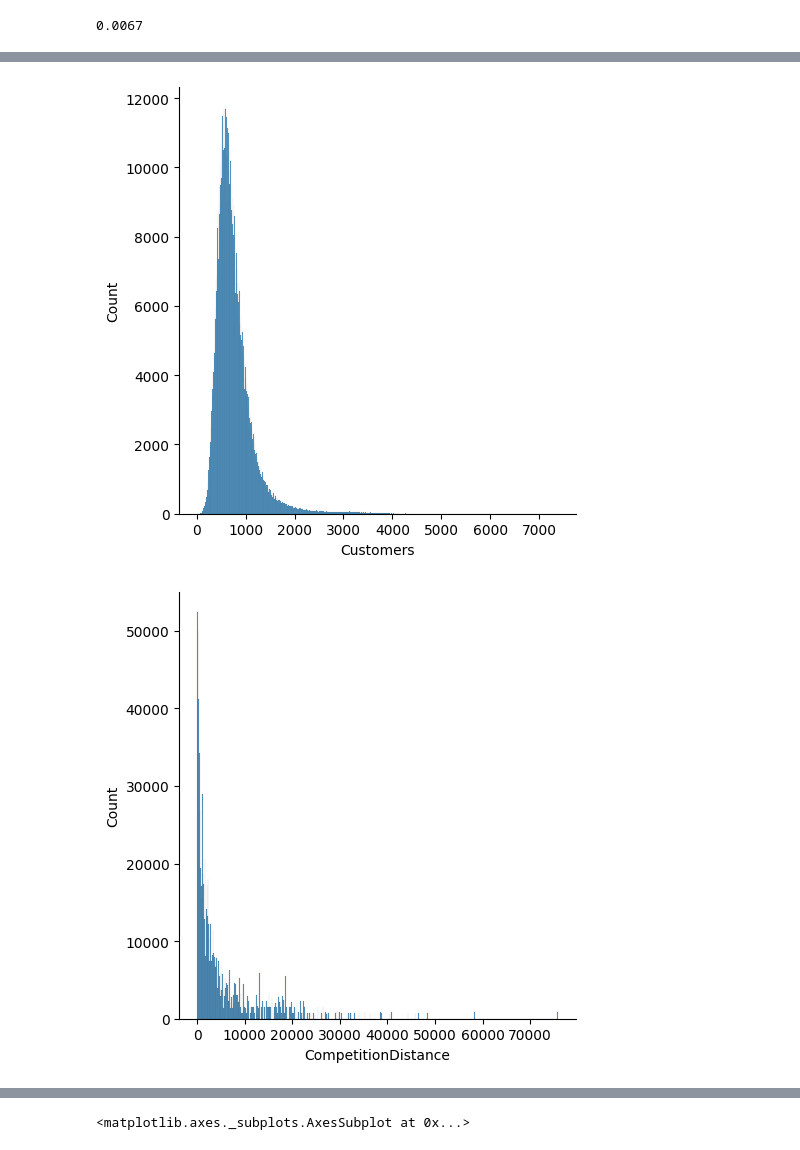
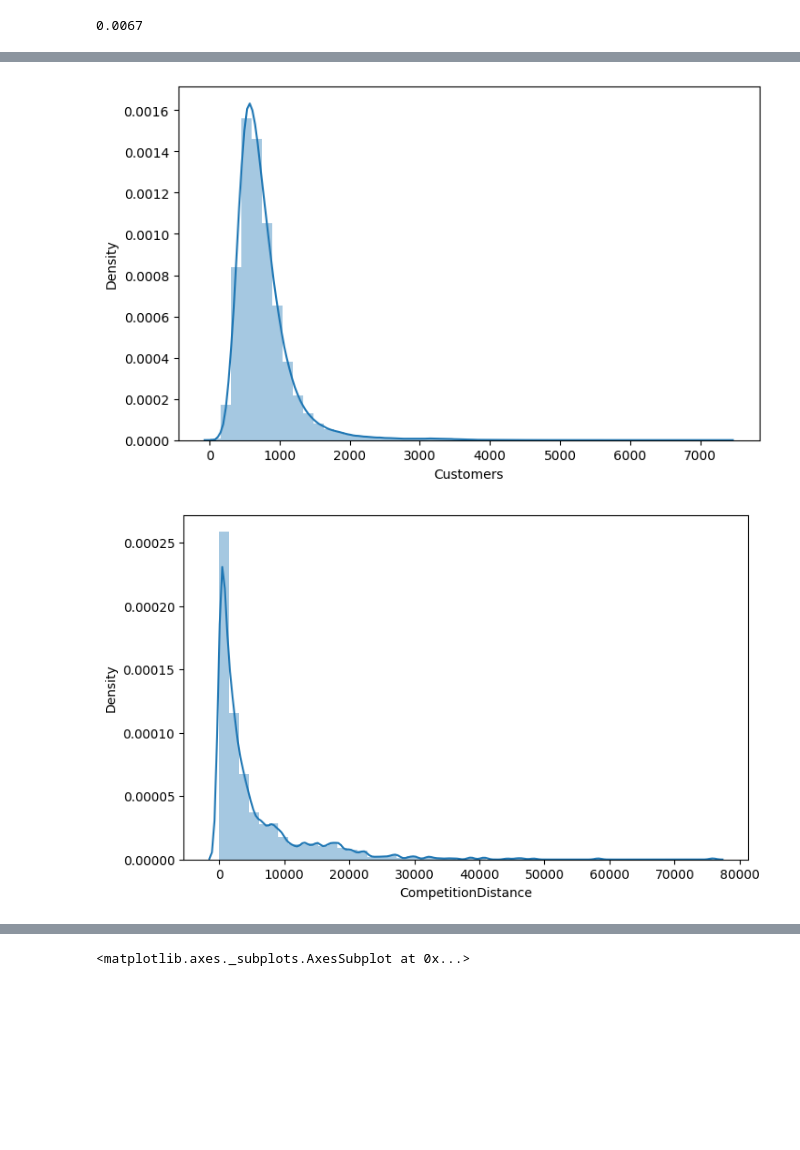
Before and after one commit to kumarabhinavthakur274/Kumar_Abhinav_Rossmann_Sales_Prediction_Capstone_Project, a Jupyter notebook: Kumar_Abhinav_Rossmann_Sales_Prediction_Capstone_Project.ipynb, the cells around one changed output, grey strips where cells are left out. Drawn from its saved outputs; the diff is of its cells as text; code cells hidden in the pictures; blank space fills up the shorter version.

```diff
--- a/Kumar_Abhinav_Rossmann_Sales_Prediction_Capstone_Project.ipynb
+++ b/Kumar_Abhinav_Rossmann_Sales_Prediction_Capstone_Project.ipynb
@@ -289,8 +289,8 @@ memory usage: 116.0+ MB
 # %%
 continuous_variable_list = ["Customers","CompetitionDistance","Sales"]
 for i in continuous_variable_list:
-  sns.displot(df_merged[i])
+  sns.distplot(df_merged[i])
   plt.show()
 # %% [output]
-[figure, old version]
+[figure, new version]
-[figure, old version]
+[figure, new version]
```
Also changed, not shown: parts of 14 cells of this notebook.
